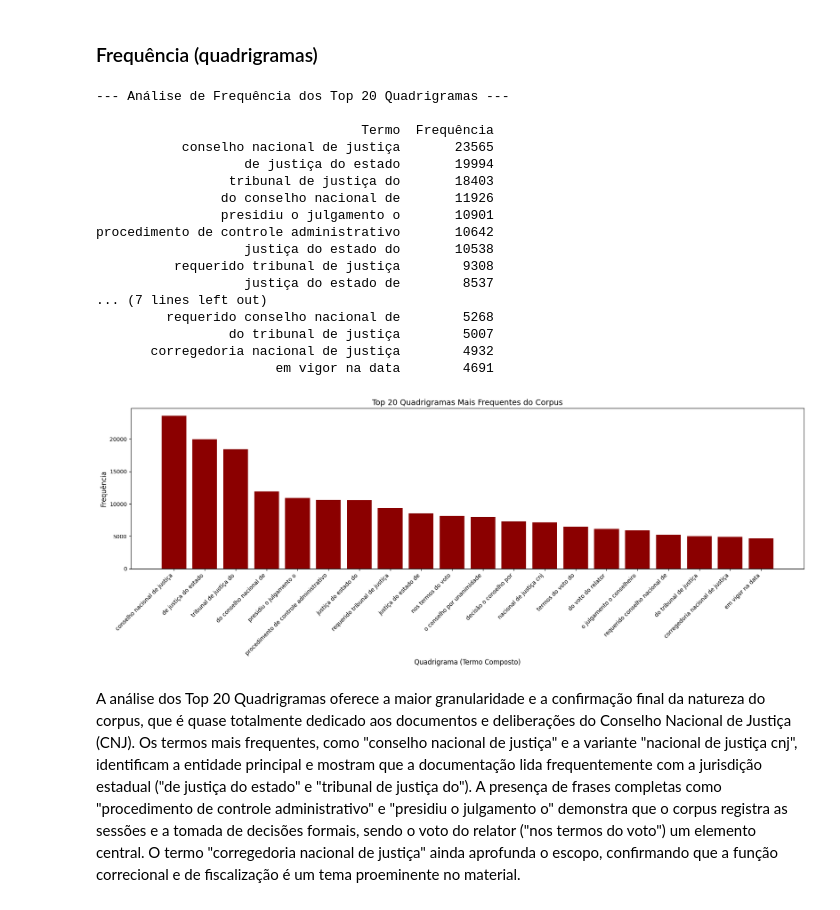
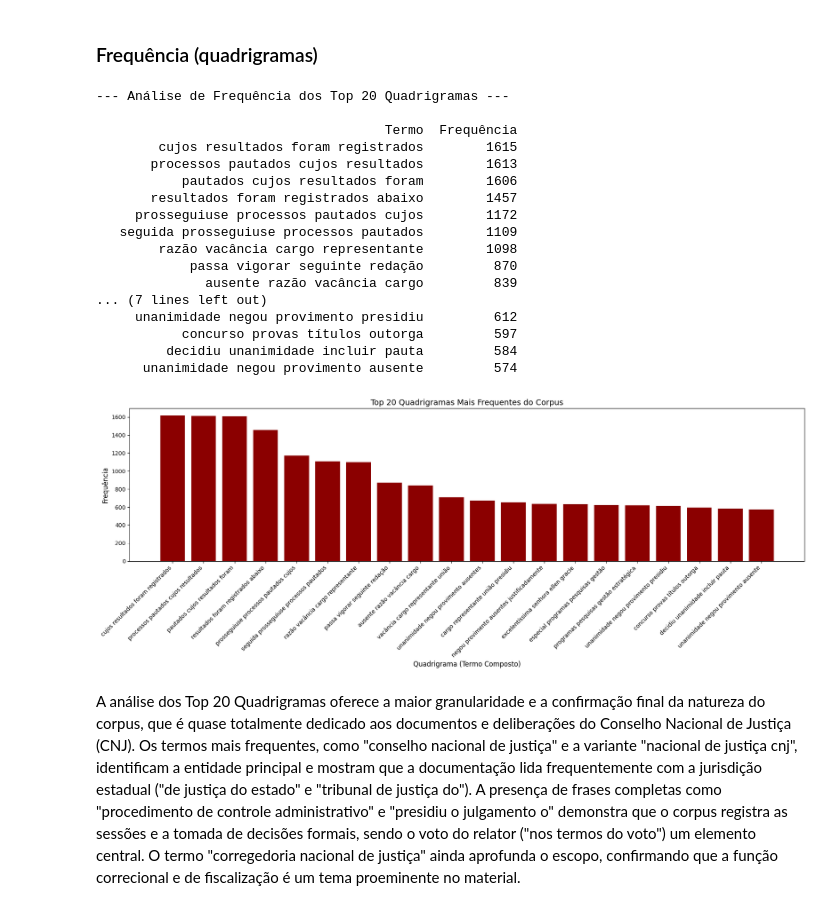
Before and after one commit to bmortari/normativos_cnj, a Jupyter notebook: EDA.ipynb, the cells around one changed output. Cells and saved outputs as stored; diff of their text form; code cells hidden in the pictures.

```diff
--- a/EDA.ipynb
+++ b/EDA.ipynb
@@ -473,54 +612,54 @@ A análise dos Top 20 Trigramas (sequências de três palavras) fornece a confir
 ### Frequência (quadrigramas)
 # %%
 # Cria sequências de quatro palavras consecutivas (quadrigramas)
-quadrigramas = list(ngrams(tokens, 4))
+quadrigramas = list(ngrams(palavras_filtradas, 4))
 
 # 3. Contagem de Frequência dos Quadrigramas
 # O Counter irá contar a ocorrência de cada quádrupla
 frequencia_quadrigramas = Counter(quadrigramas)
 
 # 4. Exibição dos Top N Quadrigramas (e.g., Top 20)
 top_n = 20
 df_quadrigramas = pd.DataFrame(
     frequencia_quadrigramas.most_common(top_n),
     columns=['Quadrigrama', 'Frequência']
 )
 
 # Converter a tupla do quadrigrama em uma única string para melhor visualização
 df_quadrigramas['Termo'] = df_quadrigramas['Quadrigrama'].apply(lambda x: ' '.join(x))
 
 print(f"\n--- Análise de Frequência dos Top {top_n} Quadrigramas ---\n")
 # Exibe a tabela
 print(df_quadrigramas[['Termo', 'Frequência']].to_string(index=False))
 
 # 5. Visualização em um Gráfico de Barras
 plt.figure(figsize=(18, 7))
 plt.bar(df_quadrigramas['Termo'], df_quadrigramas['Frequência'], color='darkred')
 plt.xlabel('Quadrigrama (Termo Composto)', fontsize=12)
 plt.ylabel('Frequência', fontsize=12)
 plt.title(f'Top {top_n} Quadrigramas Mais Frequentes do Corpus', fontsize=14)
 plt.xticks(rotation=45, ha='right')
 plt.tight_layout()
 plt.show()
 # %% [output]
 --- Análise de Frequência dos Top 20 Quadrigramas ---
 
-                                  Termo  Frequência
-           conselho nacional de justiça       23565
-                   de justiça do estado       19994
-                 tribunal de justiça do       18403
-                do conselho nacional de       11926
-                presidiu o julgamento o       10901
-procedimento de controle administrativo       10642
-                   justiça do estado do       10538
-          requerido tribunal de justiça        9308
-                   justiça do estado de        8537
+                                     Termo  Frequência
+        cujos resultados foram registrados        1615
+       processos pautados cujos resultados        1613
+           pautados cujos resultados foram        1606
+       resultados foram registrados abaixo        1457
+     prosseguiuse processos pautados cujos        1172
+   seguida prosseguiuse processos pautados        1109
+        razão vacância cargo representante        1098
+            passa vigorar seguinte redação         870
+              ausente razão vacância cargo         839
 ... (7 lines left out)
-         requerido conselho nacional de        5268
-                 do tribunal de justiça        5007
-       corregedoria nacional de justiça        4932
-                       em vigor na data        4691
+     unanimidade negou provimento presidiu         612
+           concurso provas títulos outorga         597
+         decidiu unanimidade incluir pauta         584
+      unanimidade negou provimento ausente         574
-[figure, old version]
+[figure, new version]
 # %% [markdown]
 A análise dos Top 20 Quadrigramas oferece a maior granularidade e a confirmação final da natureza do corpus, que é quase totalmente dedicado aos documentos e deliberações do Conselho Nacional de Justiça (CNJ). Os termos mais frequentes, como "conselho nacional de justiça" e a variante "nacional de justiça cnj", identificam a entidade principal e mostram que a documentação lida frequentemente com a jurisdição estadual ("de justiça do estado" e "tribunal de justiça do"). A presença de frases completas como "procedimento de controle administrativo" e "presidiu o julgamento o" demonstra que o corpus registra as sessões e a tomada de decisões formais, sendo o voto do relator ("nos termos do voto") um elemento central. O termo "corregedoria nacional de justiça" ainda aprofunda o escopo, confirmando que a função correcional e de fiscalização é um tema proeminente no material.
 # %% [markdown]
```
Also changed, not shown: parts of 14 cells of this notebook.
